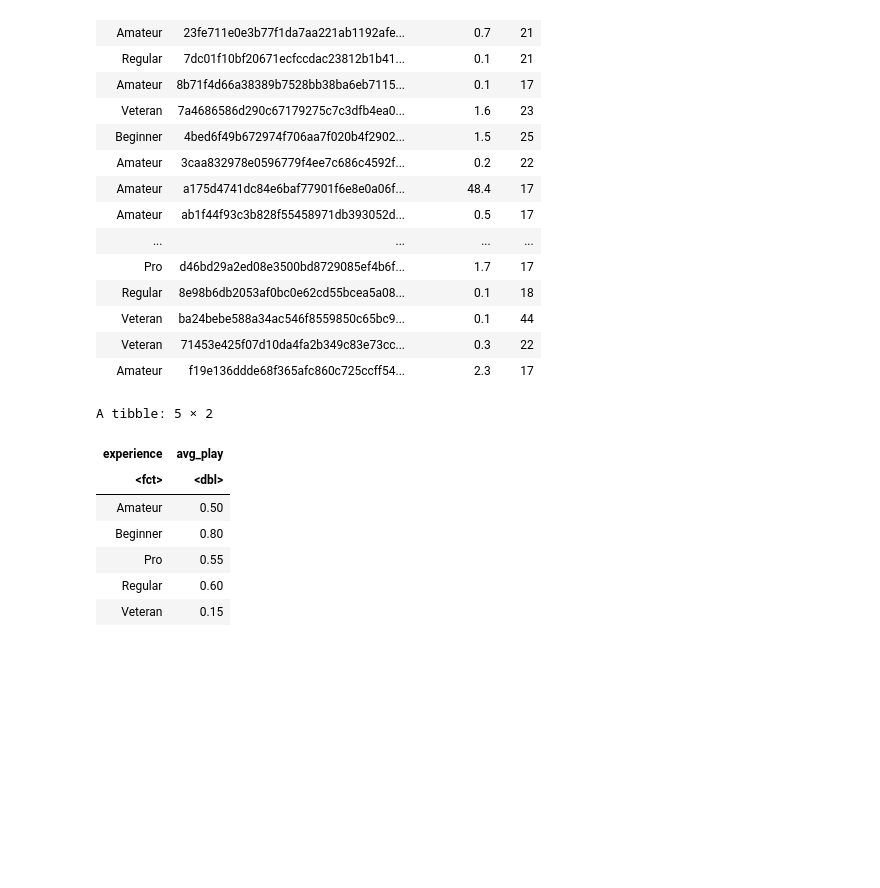
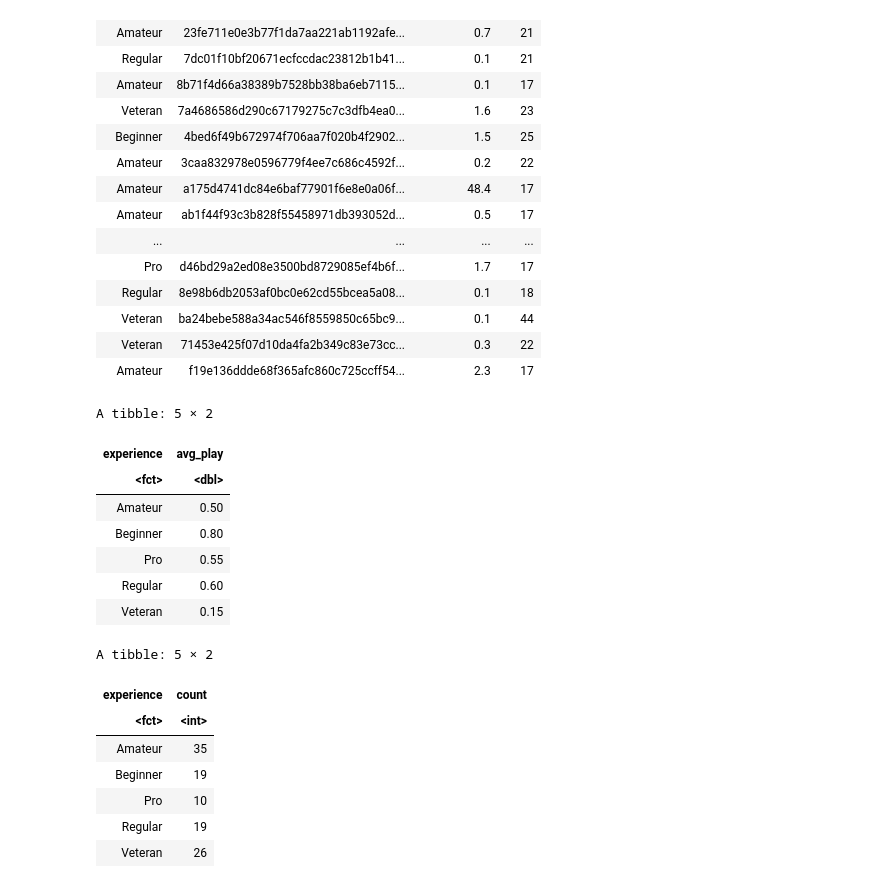
Before and after one commit to mastermagicka/dsci-100-minecraft-project, a Jupyter notebook: Minecraft.ipynb, the cells around one changed output. Cells and saved outputs as stored; diff of their text form; code cells hidden in the pictures; blank space fills up the shorter version.

```diff
--- a/Minecraft.ipynb
+++ b/Minecraft.ipynb
@@ -99,14 +103,26 @@ A tibble: 109 × 4
 # %%
 avg_playtime<- players_select|>
 group_by(experience)|>
 summarize(avg_play = median(played_hours))
 avg_playtime
+experience_count<- players_select|>
+group_by(experience)|>
+summarize(count = n())
+experience_count
 # %% [output]
 A tibble: 5 × 2
 | experience | avg_play |
 | <fct> | <dbl> |
 | Amateur | 0.50 |
 | Beginner | 0.80 |
 | Pro | 0.55 |
 | Regular | 0.60 |
 | Veteran | 0.15 |
+A tibble: 5 × 2
+| experience | count |
+| <fct> | <int> |
+| Amateur | 35 |
+| Beginner | 19 |
+| Pro | 10 |
+| Regular | 19 |
+| Veteran | 26 |
```
Also changed, not shown: parts of 3 cells of this notebook.
